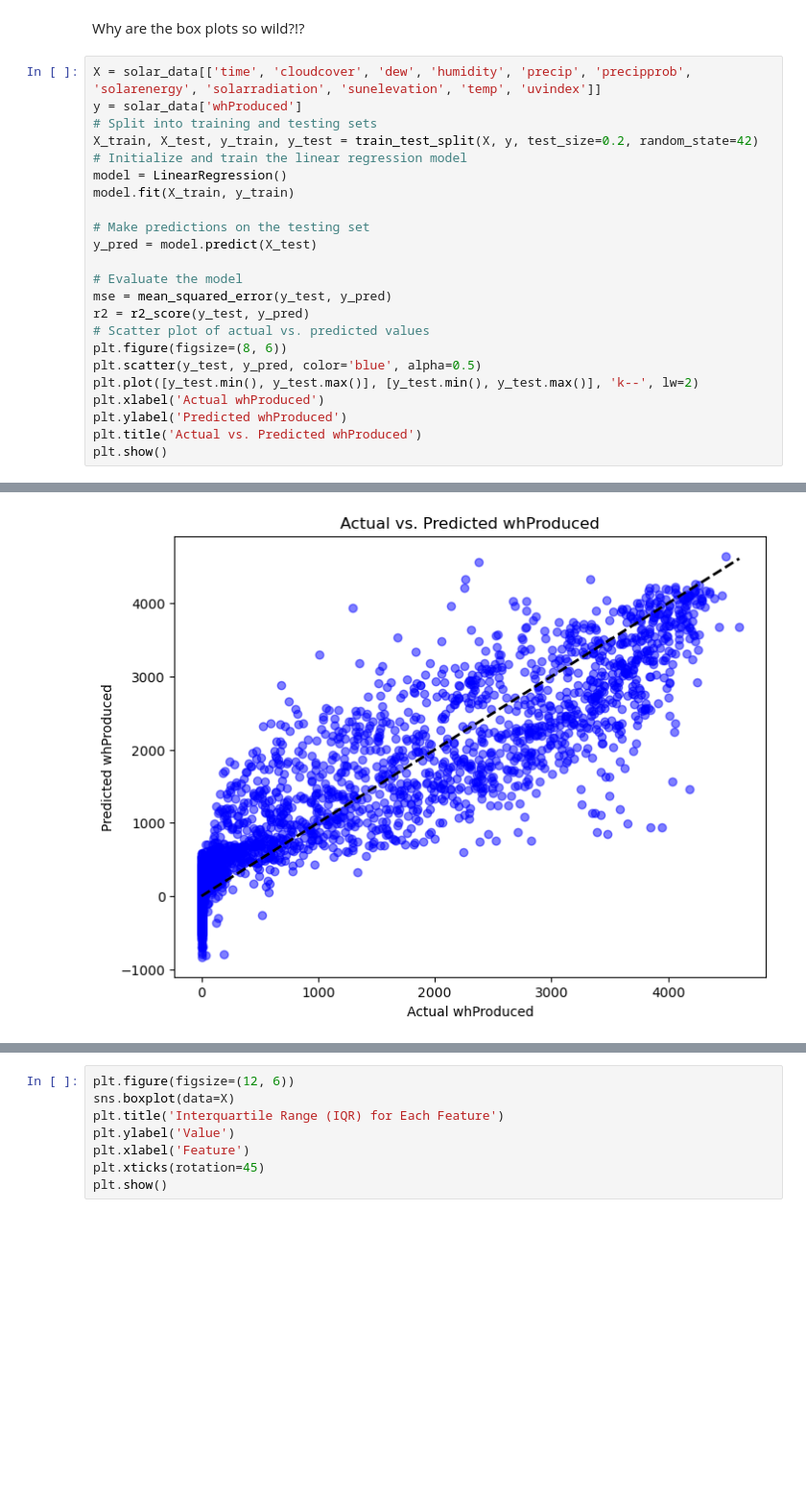
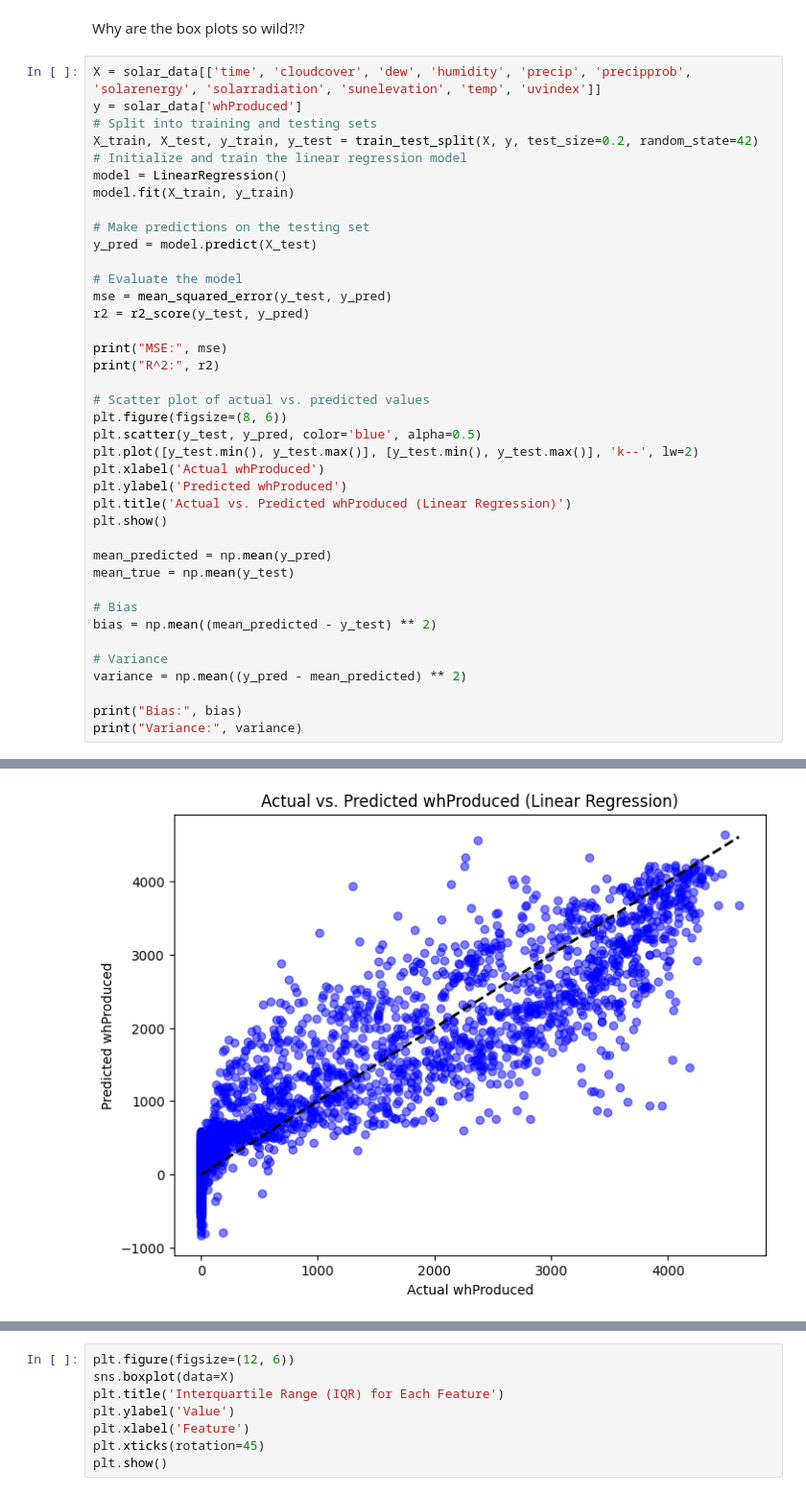
Before and after one commit to uppercaseVar/ECS171-Project, a Jupyter notebook: Project-2.ipynb, the cells around one changed output, grey strips where cells are left out. Shown at 96% size. Saved outputs shown, nothing was run; the diff lists cells and outputs as text; blank space fills up the shorter version.

```diff
--- a/Project-2.ipynb
+++ b/Project-2.ipynb
@@ -151,12 +151,28 @@ y_pred = model.predict(X_test)
 # Evaluate the model
 mse = mean_squared_error(y_test, y_pred)
 r2 = r2_score(y_test, y_pred)
+
+print("MSE:", mse)
+print("R^2:", r2)
+
 # Scatter plot of actual vs. predicted values
 plt.figure(figsize=(8, 6))
 plt.scatter(y_test, y_pred, color='blue', alpha=0.5)
 plt.plot([y_test.min(), y_test.max()], [y_test.min(), y_test.max()], 'k--', lw=2)
 plt.xlabel('Actual whProduced')
 plt.ylabel('Predicted whProduced')
-plt.title('Actual vs. Predicted whProduced')
+plt.title('Actual vs. Predicted whProduced (Linear Regression)')
 plt.show()
+
+mean_predicted = np.mean(y_pred)
+mean_true = np.mean(y_test)
+
+# Bias
+bias = np.mean((mean_predicted - y_test) ** 2)
+
+# Variance
+variance = np.mean((y_pred - mean_predicted) ** 2)
+
+print("Bias:", bias)
+print("Variance:", variance)
 # %% [output]
@@ -163 +181 @@ plt.show()
-[figure, old version]
+[figure, new version]
```
Also changed, not shown: parts of 9 cells of this notebook.
